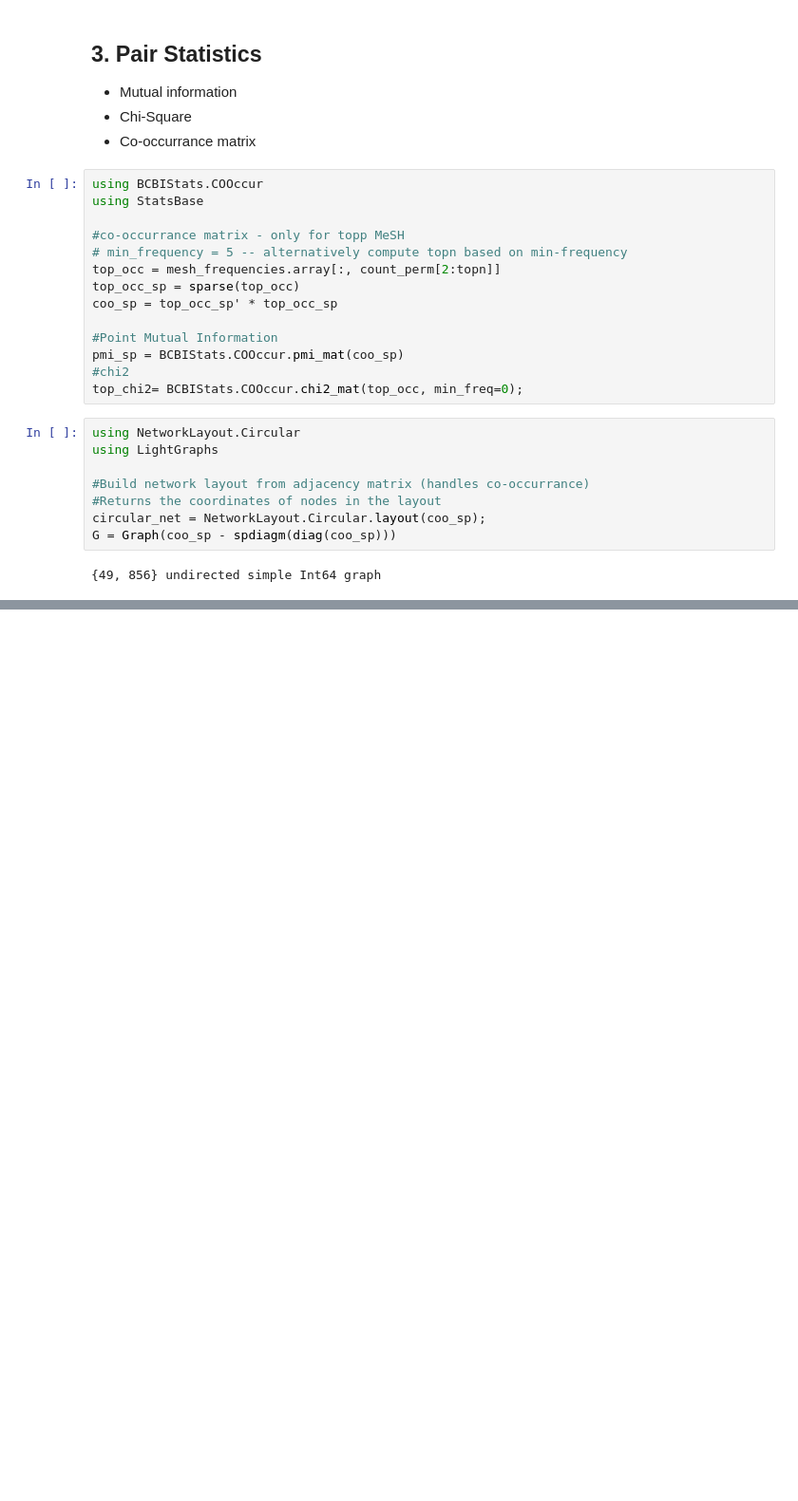
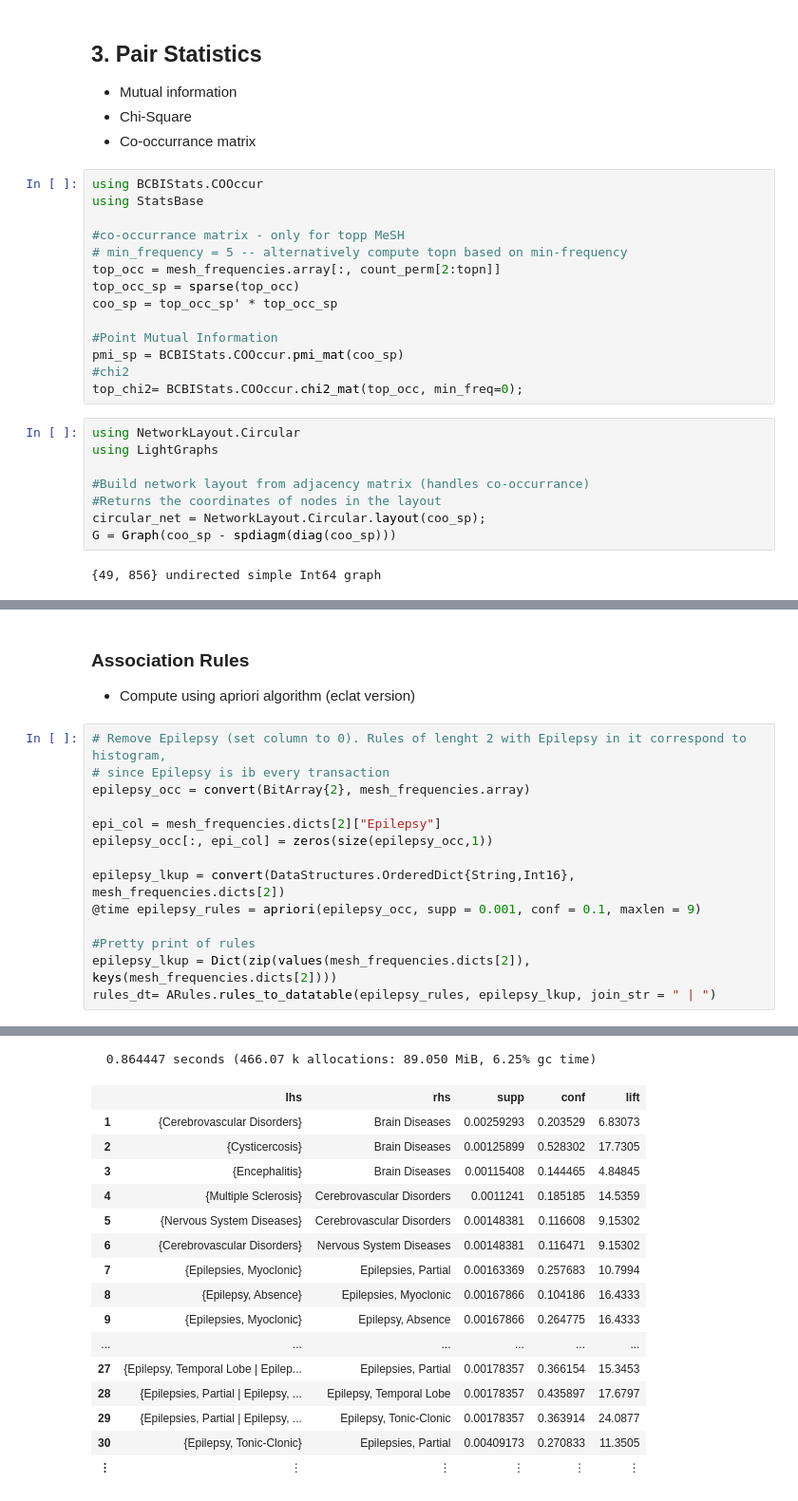
Before and after one commit to JuliaHealth/PubMedMiner.jl, a Jupyter notebook: case_studies/epilepsy_comorbidities_server_db.ipynb, the cells around one changed output, grey strips where cells are left out. Shown at 95% size. Drawn from its saved outputs; the diff is of its cells as text; blank space fills up the shorter version.

Commit message:
More studies, handle multiple umps concepts

```diff
--- a/case_studies/epilepsy_comorbidities_server_db.ipynb
+++ b/case_studies/epilepsy_comorbidities_server_db.ipynb
@@ -219,0 +220,19 @@ plot(traces, layout)
+# %% [markdown]
+### Association Rules
+
+* Compute using apriori algorithm (eclat version)
+# %%
+# Remove Epilepsy (set column to 0). Rules of lenght 2 with Epilepsy in it correspond to histogram,
+# since Epilepsy is ib every transaction
+epilepsy_occ = convert(BitArray{2}, mesh_frequencies.array)
+
+epi_col = mesh_frequencies.dicts[2]["Epilepsy"]
+epilepsy_occ[:, epi_col] = zeros(size(epilepsy_occ,1))
+
+epilepsy_lkup = convert(DataStructures.OrderedDict{String,Int16}, mesh_frequencies.dicts[2])
+@time epilepsy_rules = apriori(epilepsy_occ, supp = 0.001, conf = 0.1, maxlen = 9)
+
+#Pretty print of rules
+epilepsy_lkup = Dict(zip(values(mesh_frequencies.dicts[2]), keys(mesh_frequencies.dicts[2])))
+rules_dt= ARules.rules_to_datatable(epilepsy_rules, epilepsy_lkup, join_str = " | ")
+# %% [output]
@@ -219,0 +243,17 @@ plot(traces, layout)
+  0.864447 seconds (466.07 k allocations: 89.050 MiB, 6.25% gc time)
+|  | lhs | rhs | supp | conf | lift |
+| 1 | {Cerebrovascular Disorders} | Brain Diseases | 0.00259293 | 0.203529 | 6.83073 |
+| 2 | {Cysticercosis} | Brain Diseases | 0.00125899 | 0.528302 | 17.7305 |
+| 3 | {Encephalitis} | Brain Diseases | 0.00115408 | 0.144465 | 4.84845 |
+| 4 | {Multiple Sclerosis} | Cerebrovascular Disorders | 0.0011241 | 0.185185 | 14.5359 |
+| 5 | {Nervous System Diseases} | Cerebrovascular Disorders | 0.00148381 | 0.116608 | 9.15302 |
+| 6 | {Cerebrovascular Disorders} | Nervous System Diseases | 0.00148381 | 0.116471 | 9.15302 |
+| 7 | {Epilepsies, Myoclonic} | Epilepsies, Partial | 0.00163369 | 0.257683 | 10.7994 |
+| 8 | {Epilepsy, Absence} | Epilepsies, Myoclonic | 0.00167866 | 0.104186 | 16.4333 |
+| 9 | {Epilepsies, Myoclonic} | Epilepsy, Absence | 0.00167866 | 0.264775 | 16.4333 |
+| ... | ... | ... | ... | ... | ... |
+| 27 | {Epilepsy, Temporal Lobe | Epilep... | Epilepsies, Partial | 0.00178357 | 0.366154 | 15.3453 |
+| 28 | {Epilepsies, Partial | Epilepsy, ... | Epilepsy, Temporal Lobe | 0.00178357 | 0.435897 | 17.6797 |
+| 29 | {Epilepsies, Partial | Epilepsy, ... | Epilepsy, Tonic-Clonic | 0.00178357 | 0.363914 | 24.0877 |
+| 30 | {Epilepsy, Tonic-Clonic} | Epilepsies, Partial | 0.00409173 | 0.270833 | 11.3505 |
+| ⋮ | ⋮ | ⋮ | ⋮ | ⋮ | ⋮ |
```
Also changed, not shown: parts of 10 cells of this notebook, 5 other files.
